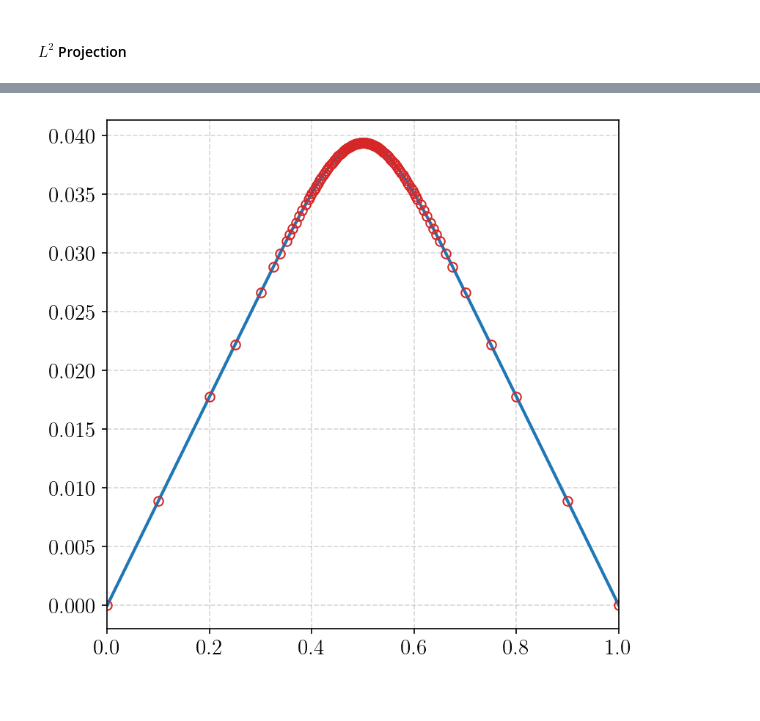
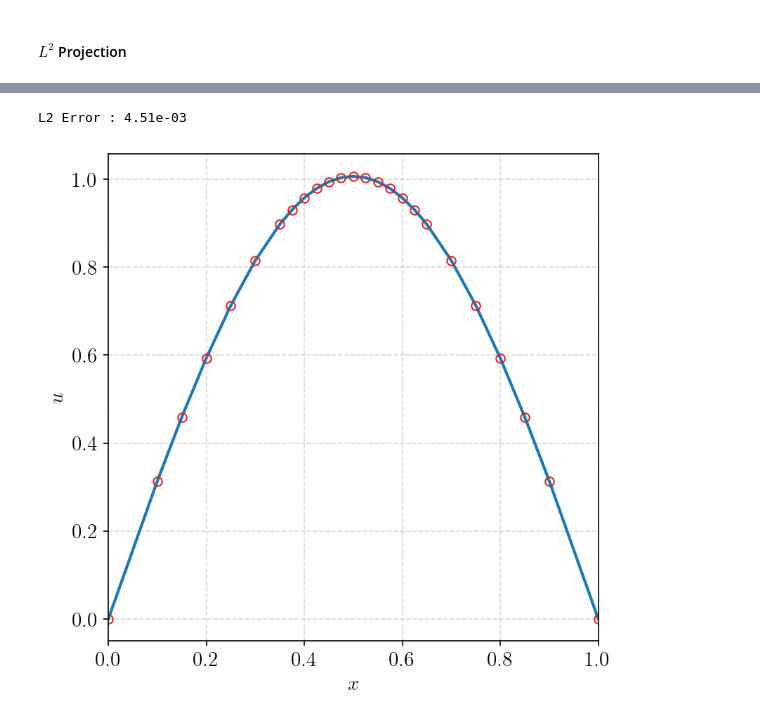
Before and after one commit to PrathamLalwani/FiniteElementProject, a Jupyter notebook: FiniteElement.ipynb, the cells around one changed output, grey strips where cells are left out. Saved outputs shown, nothing was run; the diff lists cells and outputs as text; code cells hidden in the pictures.

```diff
--- a/FiniteElement.ipynb
+++ b/FiniteElement.ipynb
@@ -117,13 +117,15 @@ def AdaptivePoissonSolver1D(
     return u, x
 # %%
 def f(x):
-    return x**2.0
+    return x * np.sin(x)
 
 
+x_eval = np.linspace(0.0, 1.0, 100)
 pf = L2Projector1D(x, f)
 plt.plot(x, pf, label=f"Interpolant with n={len(x)}")
-plt.plot(x, f(x), label=f"$f(x)$")
+plt.plot(x, f(x), label=f"Linear Interpolation n={len(x)}")
+plt.plot(x_eval, f(x_eval))
 plt.legend()
-plt.title("$L^2$ Projection Interpolation of $f(x) = x^2$")
+plt.title("$L^2$ Projection Interpolation of $f(x) = x\sin(x)$")
 plt.show()
 # %% [output]
@@ -222,7 +229,7 @@ def conductivity(x):
 
 
 def source(x):
-    return np.exp(-100.0 * ((x - 0.5) ** 2.0))
+    return np.exp(-1000.0 * ((x - 0.5) ** 2.0))
 
 
 u = PoissonSolver1D(x, KAPPA, G, conductivity, source)
@@ -232,5 +239,8 @@ plt.plot(x_eval, u_h(x_eval))
 plt.plot(x, u, "o", linestyle="None", fillstyle="none", c="C3")
 # plt.ylim(-5, 20)
 plt.xlim(np.min(x), np.max(x))
+plt.savefig("./finalReport/figures/FiniteElment1DSample.png")
+plt.xlabel("$x$")
+plt.ylabel("$u$")
 plt.show()
 # %% [output]
@@ -238,33 +334,58 @@ plt.show()
 # %%
 a, b = 0.0, 1.0
 h = 0.01
 N = 10
 KAPPA = np.array([1e6, 1e6])
+
+
+def u_true(x):
+    return np.sin(np.pi * x)
+
+
 G = np.array(
     [
         0.0,
         0.0,
     ]
 )
 
 x = np.linspace(a, b, N + 1)
 
 
 def conductivity(x):
     return 1
 
 
 def source(x):
-    return np.exp(-100.0 * ((x - 0.5) ** 2.0))
+    return np.pi**2.0 * np.sin(np.pi * x)
 
 
-u, x = AdaptivePoissonSolver1D(
-    x, KAPPA, G, conductivity, source, max_n=100, max_iter=25
+u, x = AdaptivePoissonSolver1D(x, KAPPA, G, conductivity, source, max_n=20, max_iter=25)
+u_h = make_u_h(u, x)
+
+# Proper L2 error computation
+x_eval = np.linspace(a, b, N_EVAL)
+dx = x_eval[1] - x_eval[0]
+
+# Compute error at evaluation points
+error = u_h(x_eval) - u_true(x_eval)
+
+# L2 norm: sqrt(integral of error^2)
+# Using trapezoidal rule: integral ≈ dx * (f[0]/2 + f[1] + ... + f[N-1] + f[N]/2)
+L2_error_squared = dx * (
+    0.5 * error[0] ** 2 + np.sum(error[1:-1] ** 2) + 0.5 * error[-1] ** 2
 )
+L2_error = np.sqrt(L2_error_squared)
+
+print(f"L2 Error : {L2_error:.2e}")
 plt.plot(x, u)
 plt.plot(x, u, "o", linestyle="None", fillstyle="none", c="C3")
 # plt.ylim(-5, 20)
 plt.xlim(np.min(x), np.max(x))
+plt.savefig("./finalReport/figures/AdaptiveFiniteElment1DSample.png")
+plt.xlabel("$x$")
+plt.ylabel("$u$")
 plt.show()
 # %% [output]
+L2 Error : 4.51e-03
-[figure, old version]
+[figure, new version]
```
Also changed, not shown: parts of 15 cells of this notebook, 19 other files.
